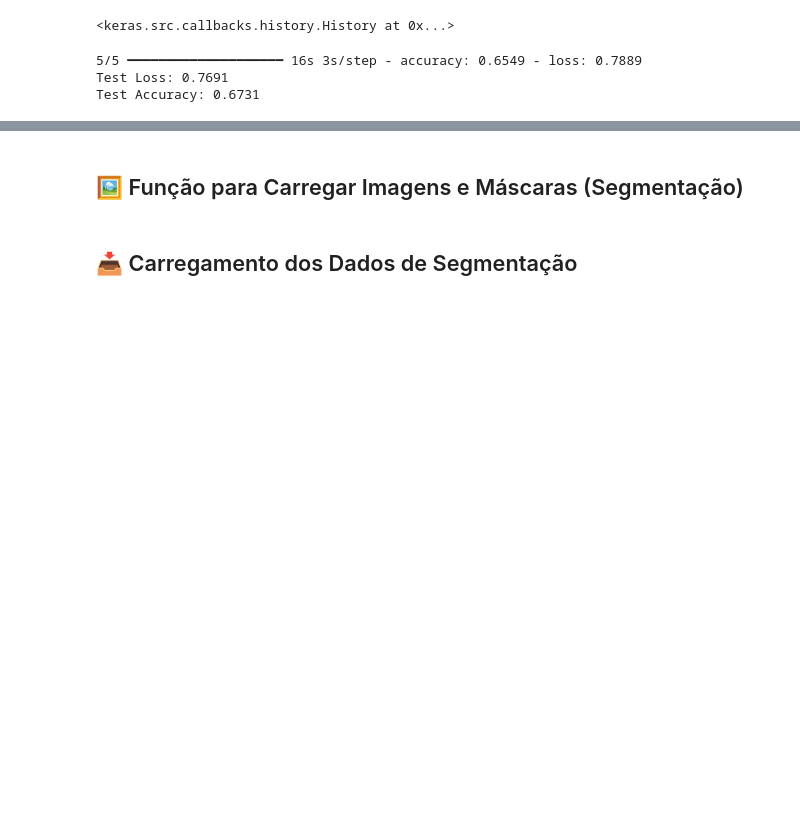
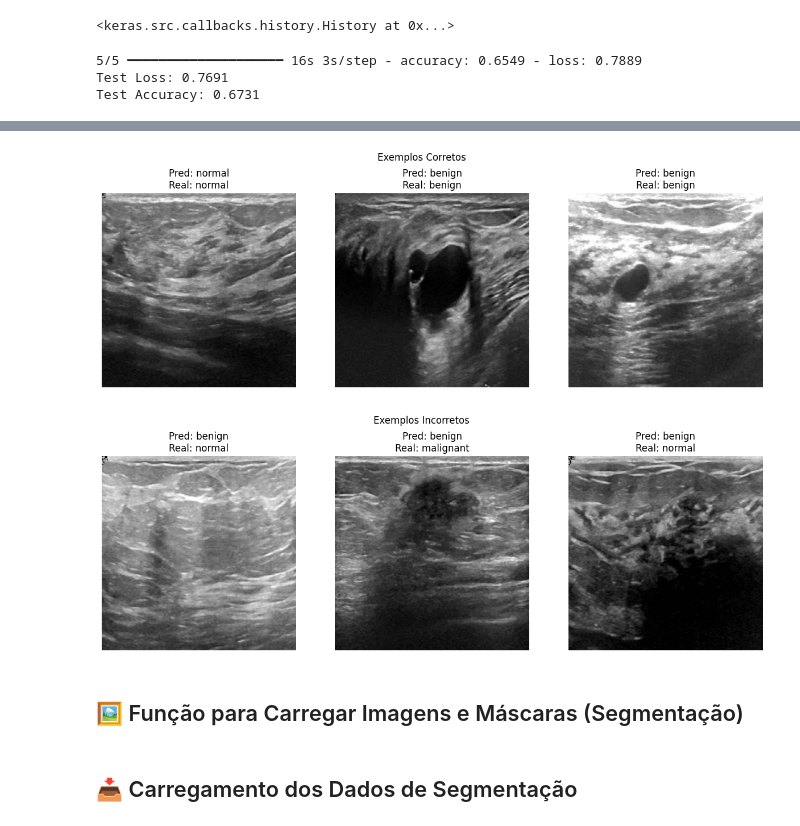
Before and after one commit to GabrielSSAlmeida/Breast-Ultrasound-Images-Dataset, a Jupyter notebook: breast_ultrasound_vgg16_unet_kaggleapi.ipynb, the cells around one changed output, grey strips where cells are left out. Drawn from its saved outputs; the diff is of its cells as text; code cells hidden in the pictures; blank space fills up the shorter version.

```diff
--- a/breast_ultrasound_vgg16_unet_kaggleapi.ipynb
+++ b/breast_ultrasound_vgg16_unet_kaggleapi.ipynb
@@ -146,3 +196,22 @@ Test Accuracy: 0.6731
+# %%
+correct = np.where(y_pred_classes == y_true)[0]
+incorrect = np.where(y_pred_classes != y_true)[0]
+
+def plot_examples(indices, title):
+    plt.figure(figsize=(15, 5))
+    for i, idx in enumerate(indices[:3]):
+        plt.subplot(1, 3, i+1)
+        plt.imshow(X_test[idx])
+        plt.title(f"Pred: {classes[y_pred_classes[idx]]}\nReal: {classes[y_true[idx]]}")
+        plt.axis('off')
+    plt.suptitle(title)
+    plt.show()
+
+plot_examples(correct, "Exemplos Corretos")
+plot_examples(incorrect, "Exemplos Incorretos")
+# %% [output]
+[figure, added]
+[figure, added]
 # %% [markdown]
 ## 🖼️ Função para Carregar Imagens e Máscaras (Segmentação)
 # %%
```
Also changed, not shown: parts of 9 cells of this notebook, 1 other file.
